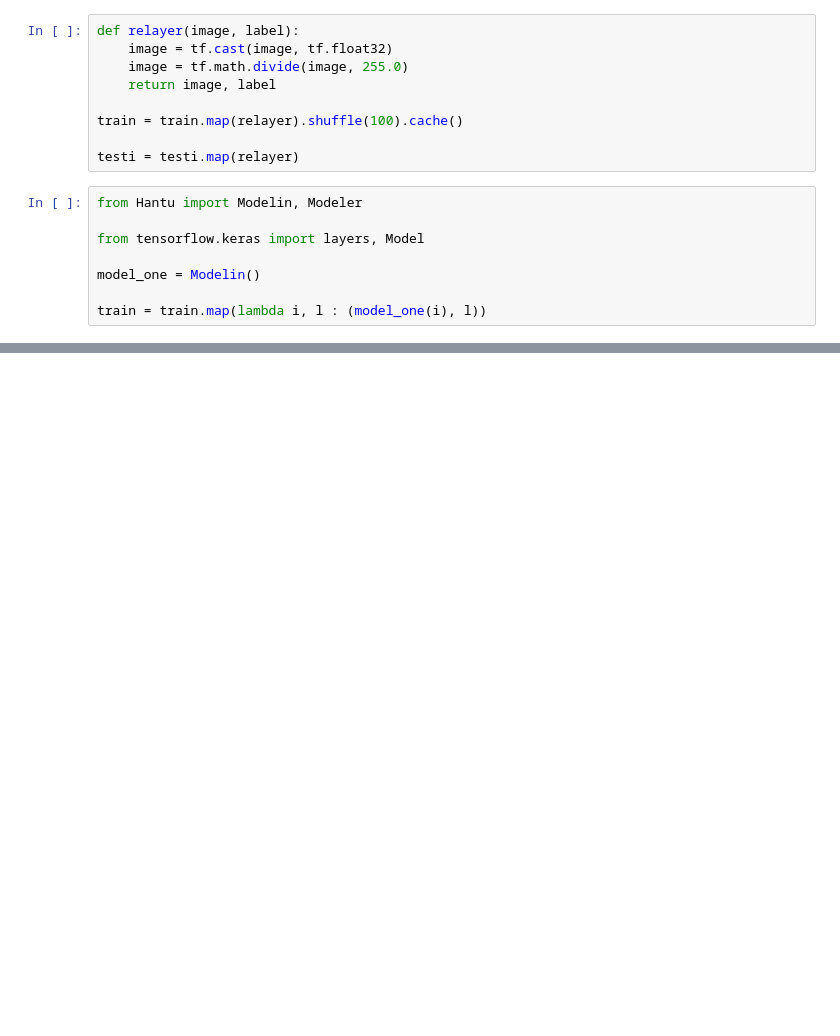
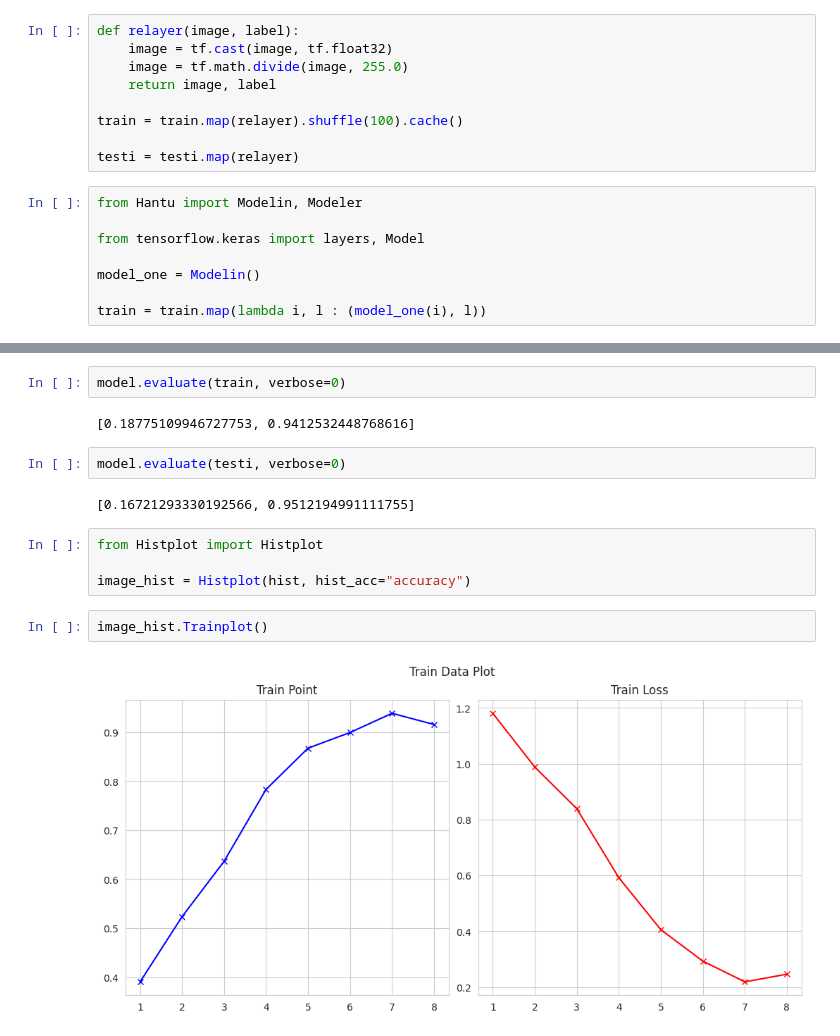
Before and after one commit to Halucida/Hantuaasasa, a Jupyter notebook: Hantu.ipynb, the cells around one changed output, grey strips where cells are left out. Drawn from its saved outputs; the diff is of its cells as text; blank space fills up the shorter version.

```diff
--- a/Hantu.ipynb
+++ b/Hantu.ipynb
@@ -48,0 +66,16 @@ hist = model.fit(train, epochs=8, verbose=1, validation_data=testi)
+# %%
+model.evaluate(train, verbose=0)
+# %% [output]
+[0.18775109946727753, 0.9412532448768616]
+# %%
+model.evaluate(testi, verbose=0)
+# %% [output]
+[0.16721293330192566, 0.9512194991111755]
+# %%
+from Histplot import Histplot
+
+image_hist = Histplot(hist, hist_acc="accuracy")
+# %%
+image_hist.Trainplot()
+# %% [output]
+[figure, added]
```
Also changed, not shown: parts of 12 cells of this notebook.
